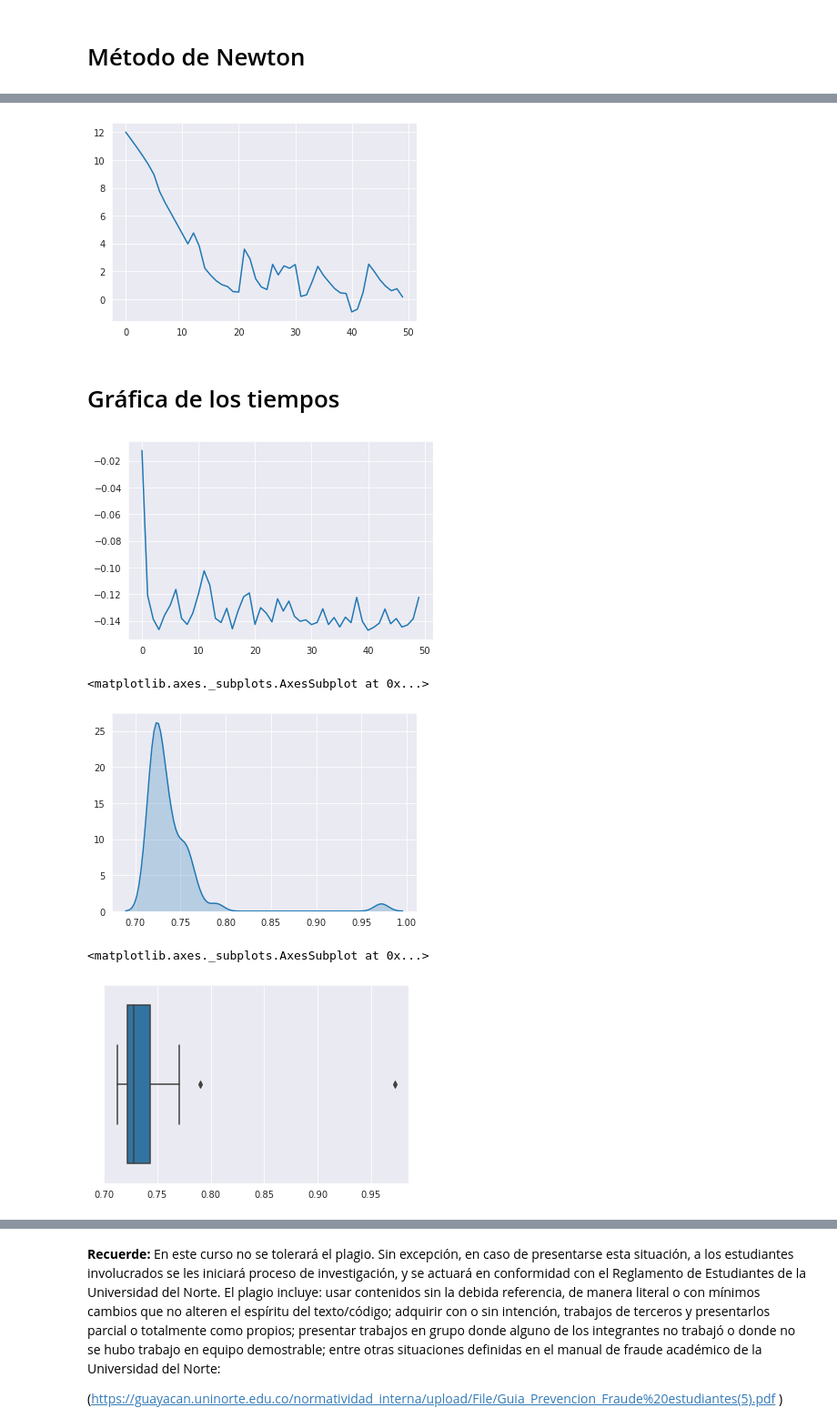
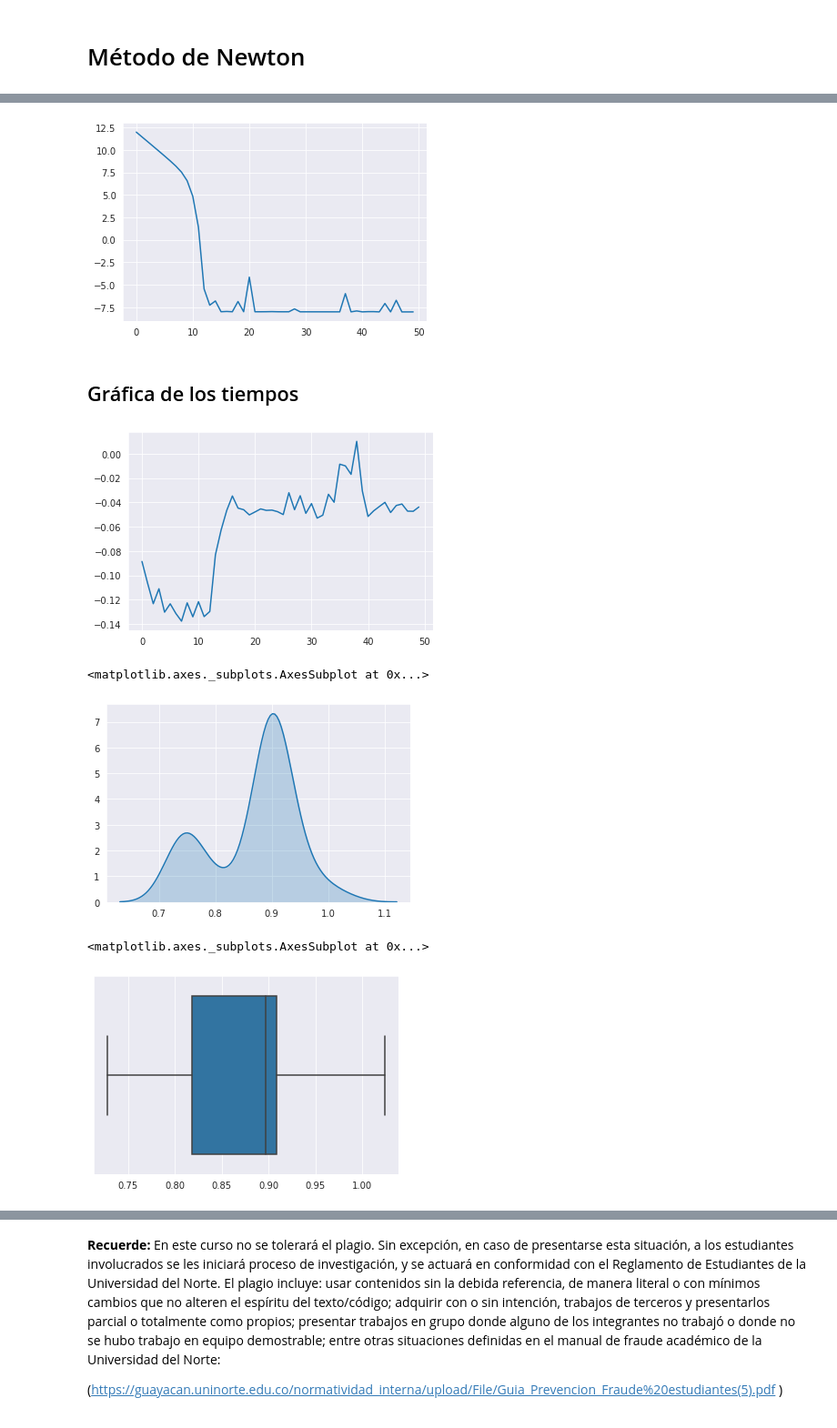
Before and after one commit to QuantumGorilla/Optimization, a Jupyter notebook: Newton's method/OPT_HW2.ipynb, the cells around one changed output, grey strips where cells are left out. Shown at 91% size. Cells and saved outputs as stored; diff of their text form; code cells hidden in the pictures.

Commit message:
Added more graphics for different values for n

```diff
--- a/Newton's method/OPT_HW2.ipynb
+++ b/Newton's method/OPT_HW2.ipynb
@@ -107,0 +143,3 @@ def fun_hessian_Dixon(x,n,multiple_8,multiple_2,multiple_48):
+# %%
+sns.set_style('darkgrid')
+plt.plot(np.log10(result[1]));
@@ -107,0 +172,3 @@ def fun_hessian_Dixon(x,n,multiple_8,multiple_2,multiple_48):
+# %%
+sns.set_style('darkgrid')
+plt.plot(np.log10(result[0]));
@@ -107,0 +179,3 @@ def fun_hessian_Dixon(x,n,multiple_8,multiple_2,multiple_48):
+# %%
+sns.set_style('darkgrid')
+plt.plot(np.log10(result[1]));
@@ -112,3 +202,4 @@ multiple_8 = 8*numbers
 multiple_2 = 2*numbers
 multiple_48 = 48*numbers
 multiple_4 = 4*numbers
+result = newton(n,multiple_8,multiple_2,multiple_48,multiple_4)
@@ -129,22 +208,22 @@ for k in range(0,50):
 # %%
 sns.set_style('darkgrid')
-plt.plot(np.log10(norm_gradientK));
+plt.plot(np.log10(result[0]));
 # %% [output]
-[figure, old version]
+[figure, new version]
 # %% [markdown]
-# Gráfica de los tiempos
+## Gráfica de los tiempos
 # %%
 sns.set_style('darkgrid')
-plt.plot(np.log10(times));
+plt.plot(np.log10(result[1]));
 # %% [output]
-[figure, old version]
+[figure, new version]
 # %%
-sns.kdeplot(times,shade=True)
+sns.kdeplot(result[1],shade=True)
 # %% [output]
 <matplotlib.axes._subplots.AxesSubplot at 0x...>
-[figure, old version]
+[figure, new version]
 # %%
-sns.boxplot(times)
+sns.boxplot(result[1])
 # %% [output]
 <matplotlib.axes._subplots.AxesSubplot at 0x...>
-[figure, old version]
+[figure, new version]
```
Also changed, not shown: parts of 31 cells of this notebook.
